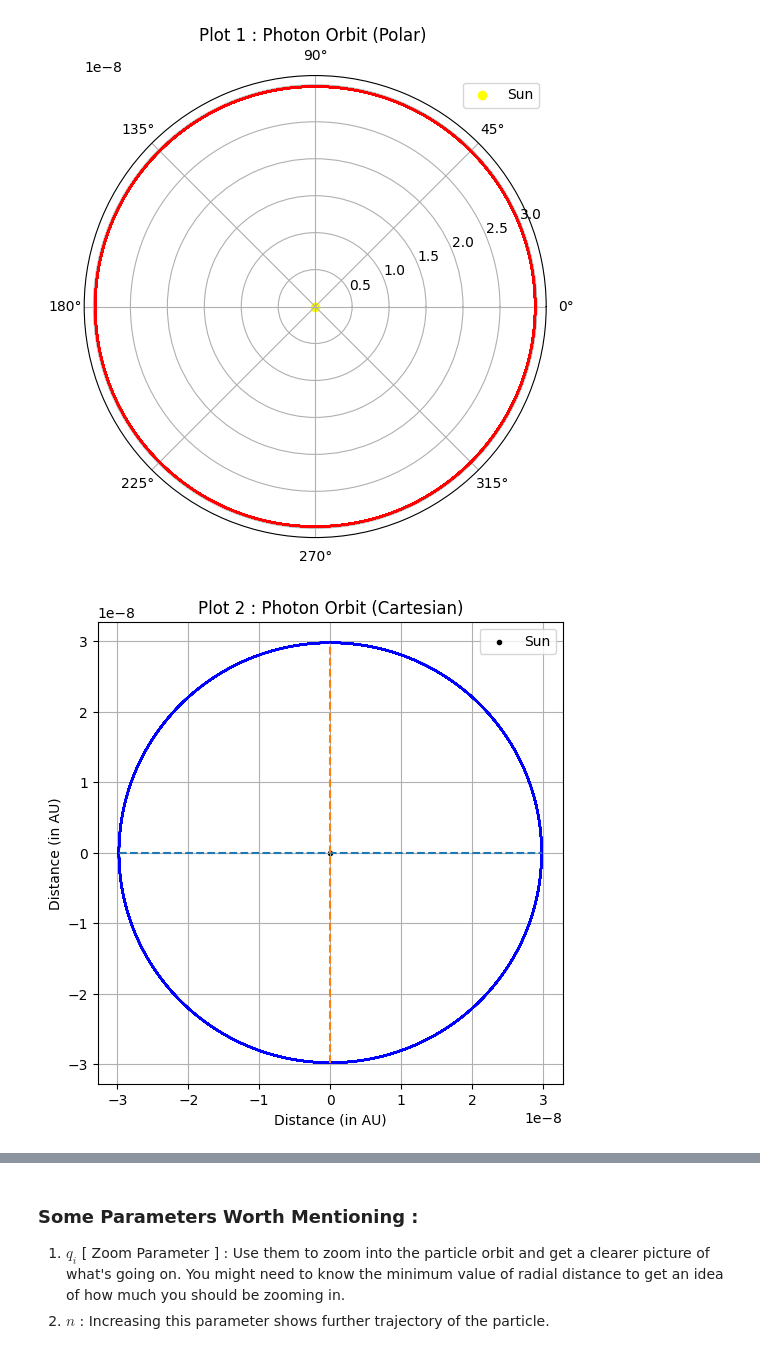
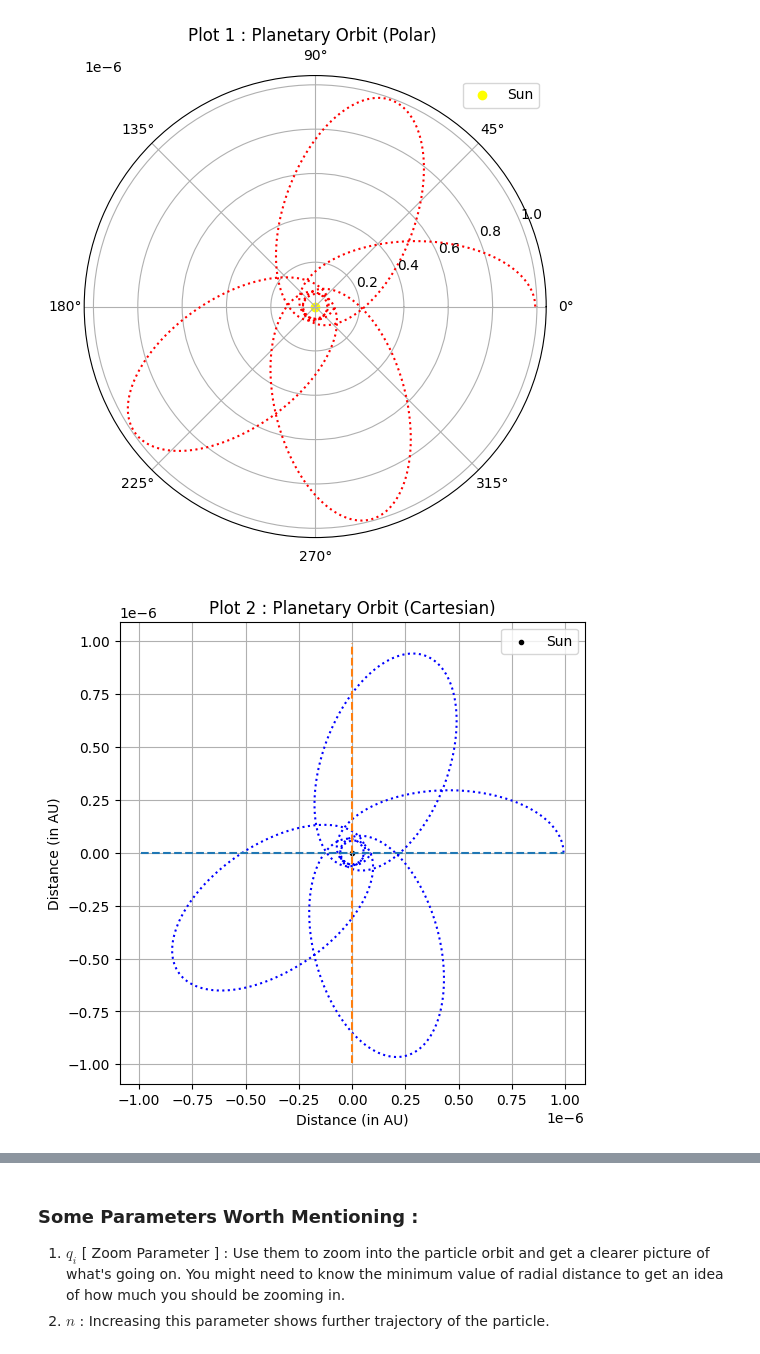
Before and after one commit to arndasgupta72/eventhorizon, a Jupyter notebook: Result_2.ipynb, the cells around one changed output, grey strips where cells are left out. Saved outputs shown, nothing was run; the diff lists cells and outputs as text; code cells hidden in the pictures.

Commit message:
Planetary Orbits

```diff
--- a/Result_2.ipynb
+++ b/Result_2.ipynb
@@ -51,7 +49,7 @@ e_earth = 0.017                     # eccentricity of earth's orbit (in Newtonia
 def ddx(x,y):
     u = y[0]
     v = y[1]
-    return np.array([v,3*G*M*u**2/c**2-u])
+    return np.array([v,G*M/L**2+3*G*M*u**2/c**2-u])
 # %%
 # Defining RK4 method
 
@@ -78,10 +76,23 @@ def Caller(mtd,f,xs,y_ini,h):
 
 # For Earth :
 
-r0 = 1.5*r_s                              # Initial Radial Position
+r0 = 50*r_s                                      # Initial Radial Position
 u0 = 1/r0
-v0 = 0                                          # Initial Radial Velocity
+v0 = 0                                           # Initial Radial Velocity
+L = 1.8*10**12                                   # Angular Momentum
 y_ini = np.array([u0,v0])
+
+# For Other Planets :
+
+# r0 = 1.0*merc_per                                 # Initial Radial Position
+# v0 = 0                                            # Initial Radial Velocity
+# L = 1*L_mercury                                   # Angular Momentum
+
+# # Take E in the interval : (1.0,1.12)
+# # Try : E = 1.1182
+
+# E = 1.1182
+# y_ini = np.array([r0,v0])
 
 # Time step
 
@@ -89,7 +100,13 @@ h = 0.001
 # %%
 # Getting a solution
 
-n = 50                                       # Number of full circles
+n = 6                                       # Number of full circles
+
+# n_max = 5.02324831                         # Maximum value of 'n' (upto 8 decimals) for which the program doesn't show errors
+# P.S. The above n_max value is for Mercury data
+
+# Value of 'n_max' might also give the scattering angle. Think about it and pay attention to the asymptotic trajectory
+# For examples, using the {n_max}=0.02324831. Then, angle = 0.02324831 * 360 = 8.369 degrees
 
 xs = np.arange(0,2*np.pi*n,h)                # Stores the angular coordinates
 ys = Caller(rk4,ddx,xs,y_ini,h)              # Stores the radial coordinates and radial velocities
@@ -103,41 +120,41 @@ plt.figure(figsize=(6,6))
 ax = plt.subplot(111, polar = True)
 ax.plot(xs,r,linestyle = "dotted",c = "red")
 ax.scatter([0],[0],label="Sun",c="Yellow",marker = "o")
-plt.title("Plot 1 : Photon Orbit (Polar) ")
+plt.title("Plot 1 : Planetary Orbit (Polar) ")
 plt.legend()
 plt.show()
 # %% [output]
-[figure, old version]
+[figure, new version]
 # %%
 # In Cartesian Coodinates
 
 x_ax = np.zeros((len(r),),float)
 y_ax = np.zeros((len(r),),float)
 
 l = 0
 
 for i in range(len(r)):
     x_ax[i]=r[i]*np.cos(xs[i])
     y_ax[i]=r[i]*np.sin(xs[i])
     if l<abs(x_ax[i]):
         l=abs(x_ax[i])
     if l<abs(y_ax[i]):
         l=abs(y_ax[i])
 
 
 plt.figure(figsize=(6,6))
 plt.plot(x_ax,y_ax,c='blue',linestyle = 'dotted')
 plt.plot([-l,l],[0,0],linestyle = 'dashed')
 plt.plot([0,0],[-l,l],linestyle = 'dashed')
 plt.scatter([0],[0],marker='.',c='black',label="Sun")
 plt.xlabel("Distance (in AU)")
 plt.ylabel("Distance (in AU)")
-plt.title("Plot 2 : Photon Orbit (Cartesian)")
+plt.title("Plot 2 : Planetary Orbit (Cartesian)")
 plt.grid()
 plt.legend()
 plt.show()
 # %% [output]
-[figure, old version]
+[figure, new version]
 # %%
 # Radial Distance vs phi plot
 
```
Also changed, not shown: parts of 6 cells of this notebook, 7 other files.
